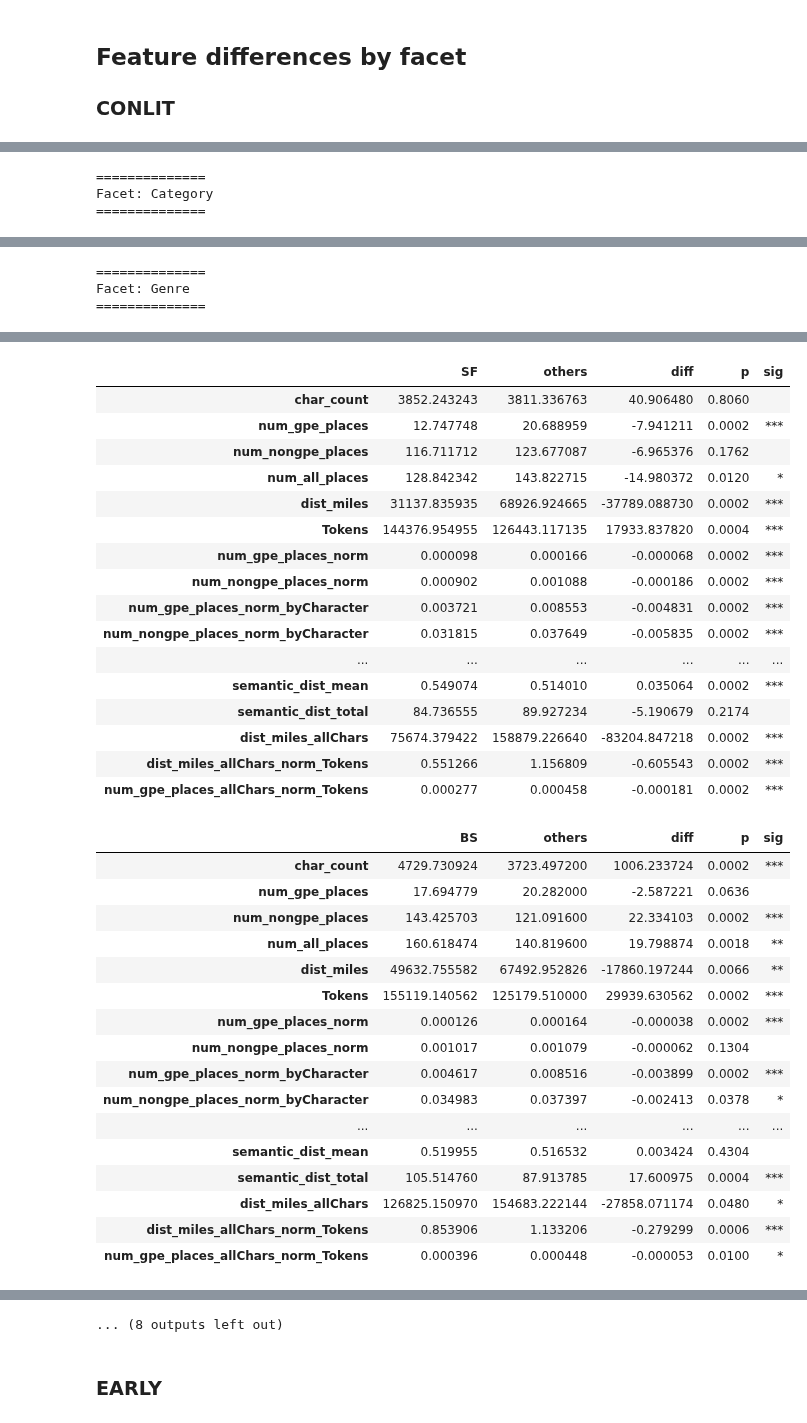
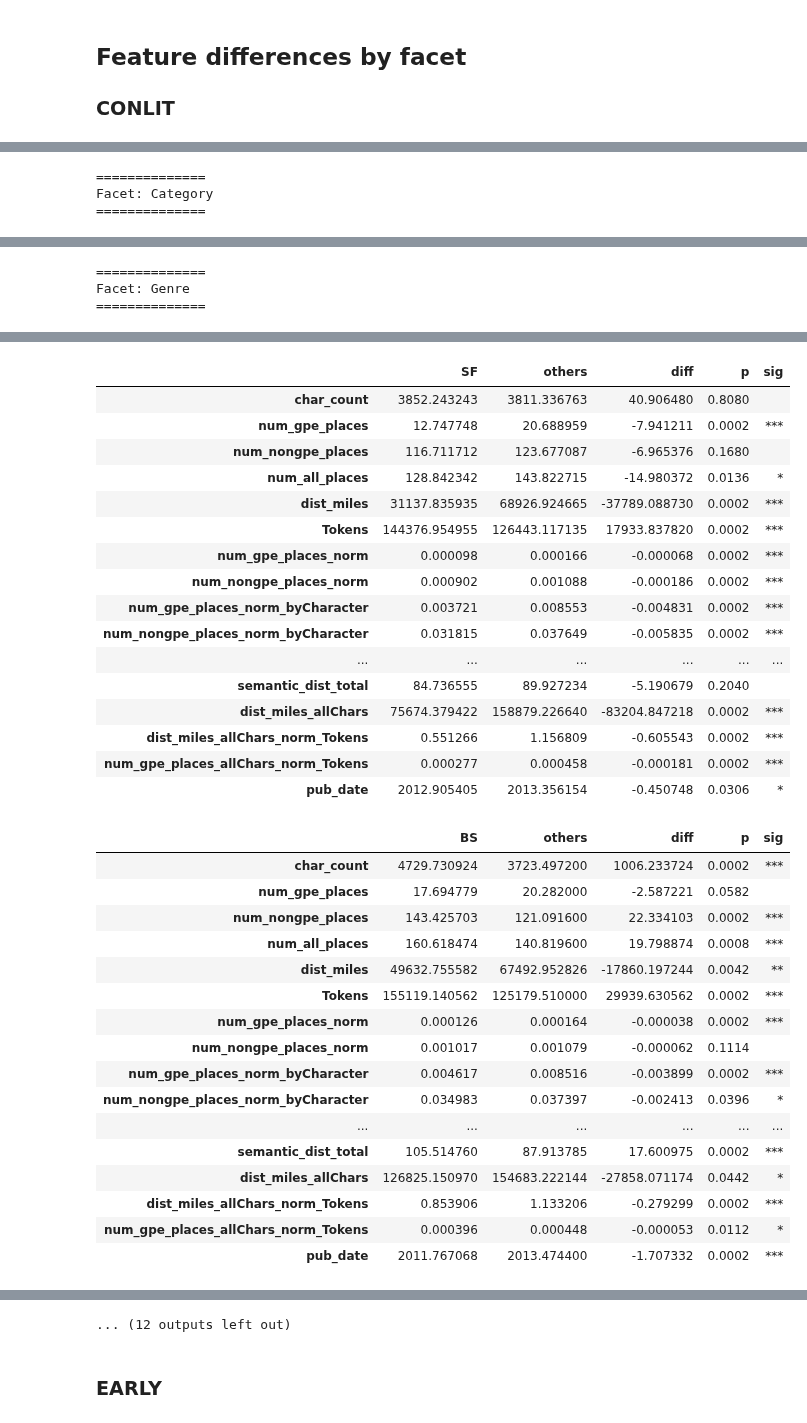
Before and after one commit to wilkens/mobility-books, a Jupyter notebook: notebooks/Data analysis MW.ipynb, the cells around one changed output, grey strips where cells are left out. Cells and saved outputs as stored; diff of their text form; code cells hidden in the pictures.

```diff
--- a/notebooks/Data analysis MW.ipynb
+++ b/notebooks/Data analysis MW.ipynb
@@ -3,13 +3,17 @@
 # %%
 # imports and setup
 from   ast import literal_eval
+import matplotlib.pyplot as plt
 import numpy as np
 import os
 import pandas as pd
 from   scipy.stats import permutation_test
+import seaborn as sns
 import string
+import warnings
 
 data_dir = os.path.join('..', 'data')
 derived_dir = os.path.join(data_dir, 'derived')
+metadata_dir = os.path.join(data_dir, 'metadata')
 # %% [markdown]
 ## Load data
@@ -41,3 +134,6 @@ early = pd.read_csv(
+# %%
+conlit = conlit.join(meta[['pub_date', 'author_gender']])
+early = early.join(meta[['pub_date', 'author_gender']])
 # %% [markdown]
 ## Feature differences by facet
 
@@ -73,7 +169,7 @@ def compare_facets(df, facets, cols_to_drop, statistic=diff_means):
             output['sig'] = output['p'].apply(significance_label)
             display(output)
 # %%
-facet_by = ['inf_gender', 'Category', 'Genre']
+facet_by = ['inf_gender', 'Category', 'Genre', 'author_gender']
 ignore_numeric_cols = ['char_id', 'char_rank', 'num_words']
 compare_facets(conlit, facet_by, ignore_numeric_cols, diff_means)
 # %% [output]
@@ -191,35 +287,35 @@ Facet: Genre
 |  | SF | others | diff | p | sig |
-| char_count | 3852.243243 | 3811.336763 | 40.906480 | 0.8060 |  |
+| char_count | 3852.243243 | 3811.336763 | 40.906480 | 0.8080 |  |
 | num_gpe_places | 12.747748 | 20.688959 | -7.941211 | 0.0002 | *** |
-| num_nongpe_places | 116.711712 | 123.677087 | -6.965376 | 0.1762 |  |
-| num_all_places | 128.842342 | 143.822715 | -14.980372 | 0.0120 | * |
+| num_nongpe_places | 116.711712 | 123.677087 | -6.965376 | 0.1680 |  |
+| num_all_places | 128.842342 | 143.822715 | -14.980372 | 0.0136 | * |
 | dist_miles | 31137.835935 | 68926.924665 | -37789.088730 | 0.0002 | *** |
-| Tokens | 144376.954955 | 126443.117135 | 17933.837820 | 0.0004 | *** |
+| Tokens | 144376.954955 | 126443.117135 | 17933.837820 | 0.0002 | *** |
 | num_gpe_places_norm | 0.000098 | 0.000166 | -0.000068 | 0.0002 | *** |
 | num_nongpe_places_norm | 0.000902 | 0.001088 | -0.000186 | 0.0002 | *** |
 | num_gpe_places_norm_byCharacter | 0.003721 | 0.008553 | -0.004831 | 0.0002 | *** |
 | num_nongpe_places_norm_byCharacter | 0.031815 | 0.037649 | -0.005835 | 0.0002 | *** |
 | ... | ... | ... | ... | ... | ... |
-| semantic_dist_mean | 0.549074 | 0.514010 | 0.035064 | 0.0002 | *** |
-| semantic_dist_total | 84.736555 | 89.927234 | -5.190679 | 0.2174 |  |
+| semantic_dist_total | 84.736555 | 89.927234 | -5.190679 | 0.2040 |  |
 | dist_miles_allChars | 75674.379422 | 158879.226640 | -83204.847218 | 0.0002 | *** |
 | dist_miles_allChars_norm_Tokens | 0.551266 | 1.156809 | -0.605543 | 0.0002 | *** |
 | num_gpe_places_allChars_norm_Tokens | 0.000277 | 0.000458 | -0.000181 | 0.0002 | *** |
+| pub_date | 2012.905405 | 2013.356154 | -0.450748 | 0.0306 | * |
 |  | BS | others | diff | p | sig |
 | char_count | 4729.730924 | 3723.497200 | 1006.233724 | 0.0002 | *** |
-| num_gpe_places | 17.694779 | 20.282000 | -2.587221 | 0.0636 |  |
+| num_gpe_places | 17.694779 | 20.282000 | -2.587221 | 0.0582 |  |
 | num_nongpe_places | 143.425703 | 121.091600 | 22.334103 | 0.0002 | *** |
-| num_all_places | 160.618474 | 140.819600 | 19.798874 | 0.0018 | ** |
-| dist_miles | 49632.755582 | 67492.952826 | -17860.197244 | 0.0066 | ** |
+| num_all_places | 160.618474 | 140.819600 | 19.798874 | 0.0008 | *** |
+| dist_miles | 49632.755582 | 67492.952826 | -17860.197244 | 0.0042 | ** |
 | Tokens | 155119.140562 | 125179.510000 | 29939.630562 | 0.0002 | *** |
 | num_gpe_places_norm | 0.000126 | 0.000164 | -0.000038 | 0.0002 | *** |
-| num_nongpe_places_norm | 0.001017 | 0.001079 | -0.000062 | 0.1304 |  |
+| num_nongpe_places_norm | 0.001017 | 0.001079 | -0.000062 | 0.1114 |  |
 | num_gpe_places_norm_byCharacter | 0.004617 | 0.008516 | -0.003899 | 0.0002 | *** |
-| num_nongpe_places_norm_byCharacter | 0.034983 | 0.037397 | -0.002413 | 0.0378 | * |
+| num_nongpe_places_norm_byCharacter | 0.034983 | 0.037397 | -0.002413 | 0.0396 | * |
 | ... | ... | ... | ... | ... | ... |
-| semantic_dist_mean | 0.519955 | 0.516532 | 0.003424 | 0.4304 |  |
-| semantic_dist_total | 105.514760 | 87.913785 | 17.600975 | 0.0004 | *** |
-| dist_miles_allChars | 126825.150970 | 154683.222144 | -27858.071174 | 0.0480 | * |
-| dist_miles_allChars_norm_Tokens | 0.853906 | 1.133206 | -0.279299 | 0.0006 | *** |
-| num_gpe_places_allChars_norm_Tokens | 0.000396 | 0.000448 | -0.000053 | 0.0100 | * |
+| semantic_dist_total | 105.514760 | 87.913785 | 17.600975 | 0.0002 | *** |
+| dist_miles_allChars | 126825.150970 | 154683.222144 | -27858.071174 | 0.0442 | * |
+| dist_miles_allChars_norm_Tokens | 0.853906 | 1.133206 | -0.279299 | 0.0002 | *** |
+| num_gpe_places_allChars_norm_Tokens | 0.000396 | 0.000448 | -0.000053 | 0.0112 | * |
+| pub_date | 2011.767068 | 2013.474400 | -1.707332 | 0.0002 | *** |
 |  | NYT | others | diff | p | sig |
@@ -242,4 +338,4 @@ Facet: Genre
-... (8 outputs left out)
+... (12 outputs left out)
 # %% [markdown]
 ### EARLY
 # %%
```
Also changed, not shown: parts of 13 cells of this notebook, 2 other files.
